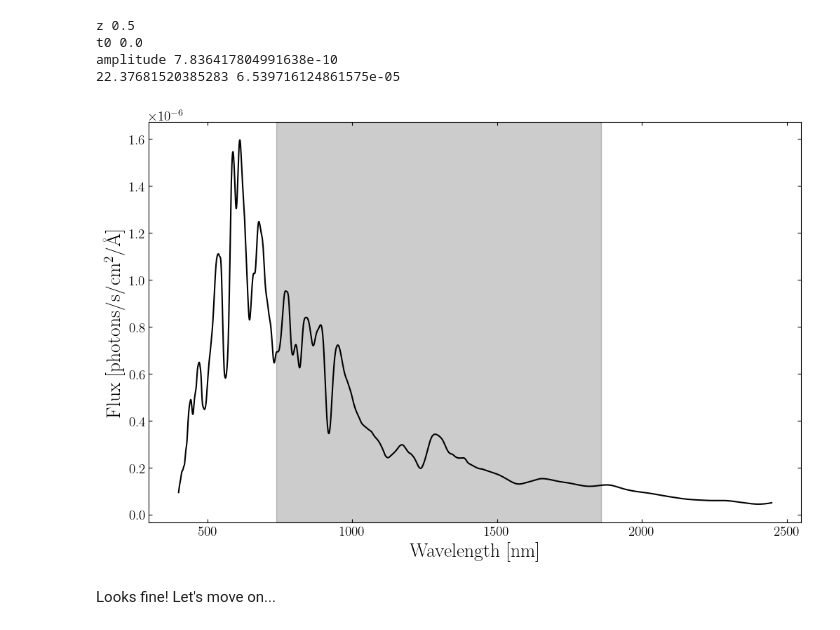
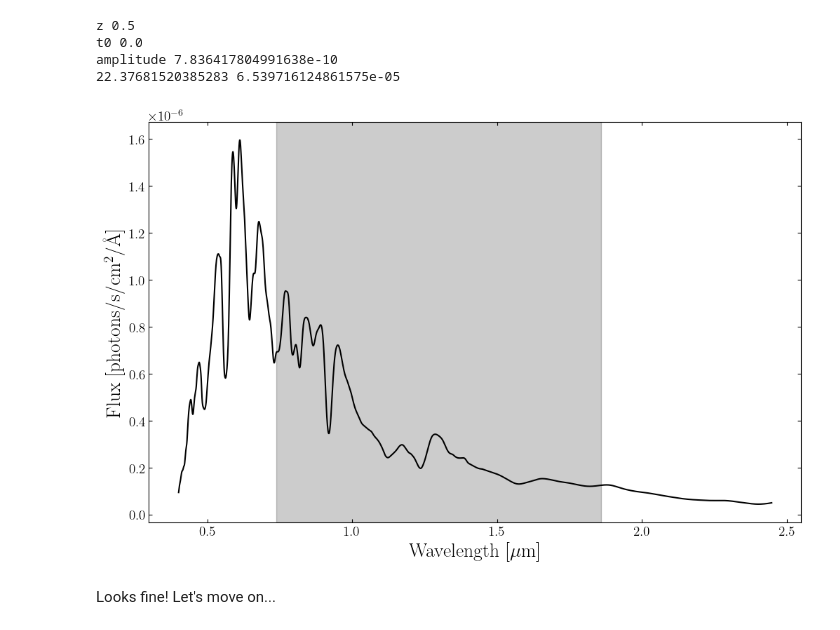
Before and after one commit to sangeetak20/RomanSpectraDataChallenge, a Jupyter notebook: 1d_spectral_extraction_using_simple_summation_and_optimum_spectral_extraction.ipynb, the cells around one changed output. Cells and saved outputs as stored; diff of their text form; code cells hidden in the pictures.

```diff
--- a/1d_spectral_extraction_using_simple_summation_and_optimum_spectral_extraction.ipynb
+++ b/1d_spectral_extraction_using_simple_summation_and_optimum_spectral_extraction.ipynb
@@ -74,29 +75,29 @@ amplitude 7.836417804991638e-10
 # %%
 ## Plot the spectrum, see if everything's alright
 xSize = 12
 ySize = xSize / GOLDEN_RATIO
 
 opacity = 0.2
 
 plotting.def_plot_values_extra_large()
 
 fig = plt.figure(figsize=(xSize, ySize))
 
 ax  = fig.add_subplot(111)
 
-ax.plot(LAMBDA_GRID, sn_flux_photlam, 'k-')
+ax.plot(LAMBDA_GRID.to(u.micron), sn_flux_photlam, 'k-')
 
 yMin, yMax = ax.get_ylim()
 
 ## Draw the relevant spectral range of Roman prism
-ax.fill_betweenx(np.array([yMin, yMax]), 738, x2=1859, color='black', alpha=opacity)
+ax.fill_betweenx(np.array([yMin, yMax]), 0.738, x2=1.859, color='black', alpha=opacity)
 
 ax.set_ylim(yMin, yMax)
 
-ax.set_xlabel(r'Wavelength [nm]')
+ax.set_xlabel(r'Wavelength [$\mu$m]')
 ax.set_ylabel(r'Flux [photons/s/cm$^2$/\AA]');
 # %% [output]
-[figure, old version]
+[figure, new version]
 # %% [markdown]
 Looks fine! Let's move on...
 # %% [markdown]
```
Also changed, not shown: parts of 23 cells of this notebook, 1 other file.
